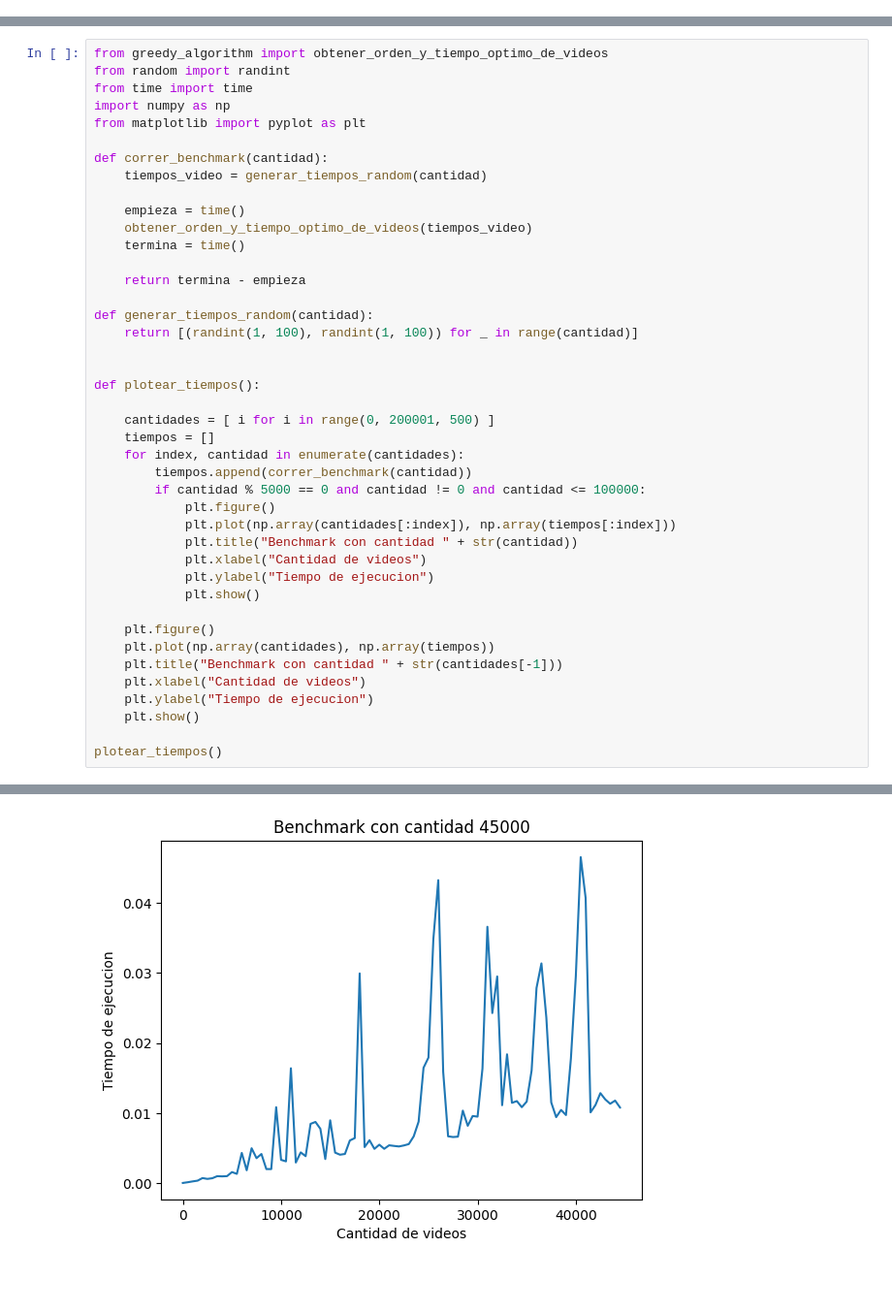
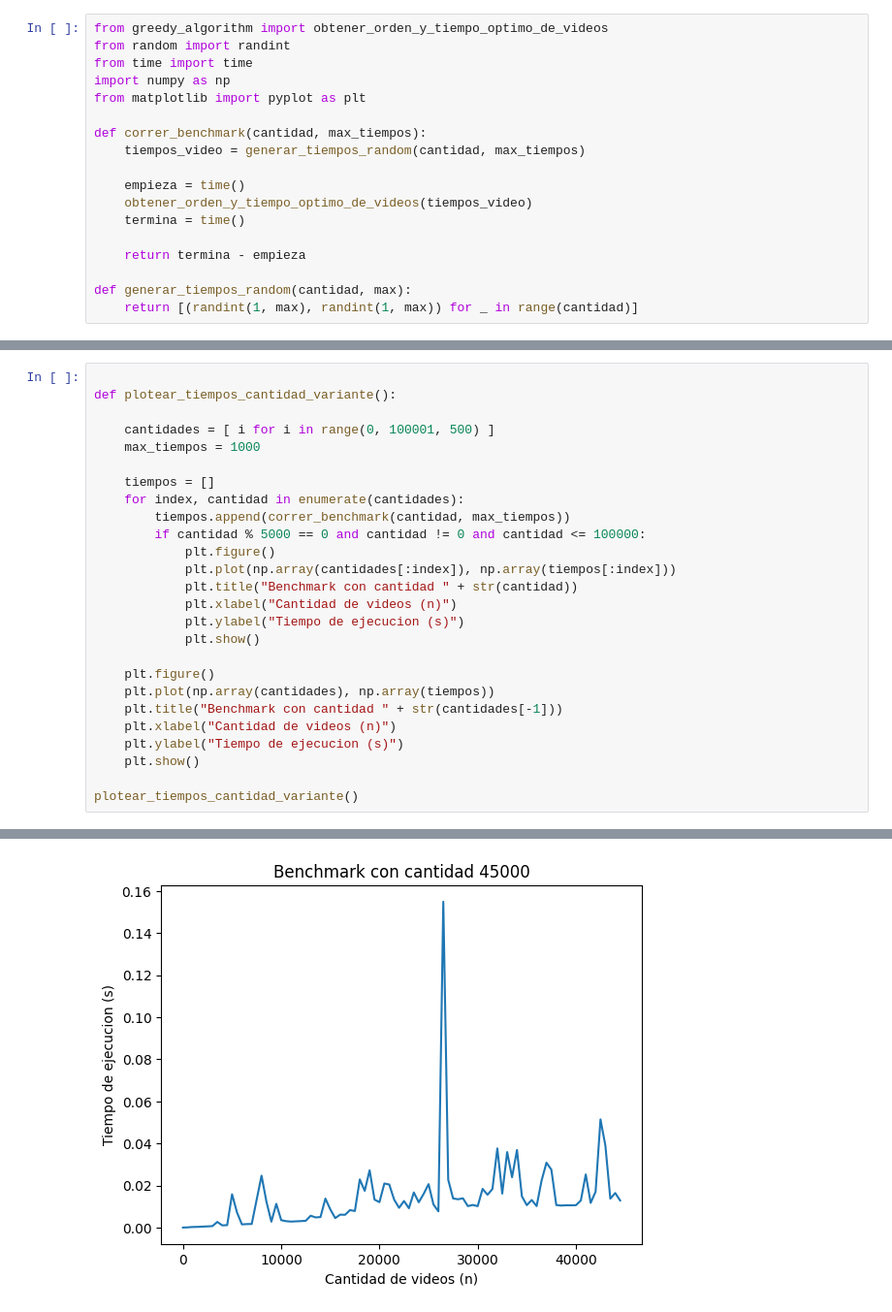
Before and after one commit to joaquinparodi/TDA-greedy-algorithms, a Jupyter notebook: analisis.ipynb, the cells around one changed output, grey strips where cells are left out. Shown at 97% size. Saved outputs shown, nothing was run; the diff lists cells and outputs as text; blank space fills up the shorter version.

```diff
--- a/analisis.ipynb
+++ b/analisis.ipynb
@@ -0,0 +3,18 @@
+# %%
+from greedy_algorithm import obtener_orden_y_tiempo_optimo_de_videos
+from random import randint
+from time import time
+import numpy as np
+from matplotlib import pyplot as plt
+
+def correr_benchmark(cantidad, max_tiempos):
+    tiempos_video = generar_tiempos_random(cantidad, max_tiempos)
+
+    empieza = time()
+    obtener_orden_y_tiempo_optimo_de_videos(tiempos_video)
+    termina = time()
+
+    return termina - empieza
+
+def generar_tiempos_random(cantidad, max):
+    return [(randint(1, max), randint(1, max)) for _ in range(cantidad)]
@@ -1,43 +26,27 @@
 # %%
-from greedy_algorithm import obtener_orden_y_tiempo_optimo_de_videos
-from random import randint
-from time import time
-import numpy as np
-from matplotlib import pyplot as plt
 
-def correr_benchmark(cantidad):
-    tiempos_video = generar_tiempos_random(cantidad)
+def plotear_tiempos_cantidad_variante():
 
-    empieza = time()
-    obtener_orden_y_tiempo_optimo_de_videos(tiempos_video)
-    termina = time()
+    cantidades = [ i for i in range(0, 100001, 500) ]
+    max_tiempos = 1000
 
-    return termina - empieza
-
-def generar_tiempos_random(cantidad):
-    return [(randint(1, 100), randint(1, 100)) for _ in range(cantidad)]
-
-
-def plotear_tiempos():
-
-    cantidades = [ i for i in range(0, 200001, 500) ]
     tiempos = []
     for index, cantidad in enumerate(cantidades):
-        tiempos.append(correr_benchmark(cantidad))
+        tiempos.append(correr_benchmark(cantidad, max_tiempos))
         if cantidad % 5000 == 0 and cantidad != 0 and cantidad <= 100000:
             plt.figure()
             plt.plot(np.array(cantidades[:index]), np.array(tiempos[:index]))
             plt.title("Benchmark con cantidad " + str(cantidad))
-            plt.xlabel("Cantidad de videos")
-            plt.ylabel("Tiempo de ejecucion")
+            plt.xlabel("Cantidad de videos (n)")
+            plt.ylabel("Tiempo de ejecucion (s)")
             plt.show()
 
     plt.figure()
     plt.plot(np.array(cantidades), np.array(tiempos))
     plt.title("Benchmark con cantidad " + str(cantidades[-1]))
-    plt.xlabel("Cantidad de videos")
-    plt.ylabel("Tiempo de ejecucion")
+    plt.xlabel("Cantidad de videos (n)")
+    plt.ylabel("Tiempo de ejecucion (s)")
     plt.show()
 
-plotear_tiempos()
+plotear_tiempos_cantidad_variante()
 # %% [output]
@@ -52 +61 @@ plotear_tiempos()
-[figure, old version]
+[figure, new version]
```
Also changed, not shown: parts of 7 cells of this notebook.
